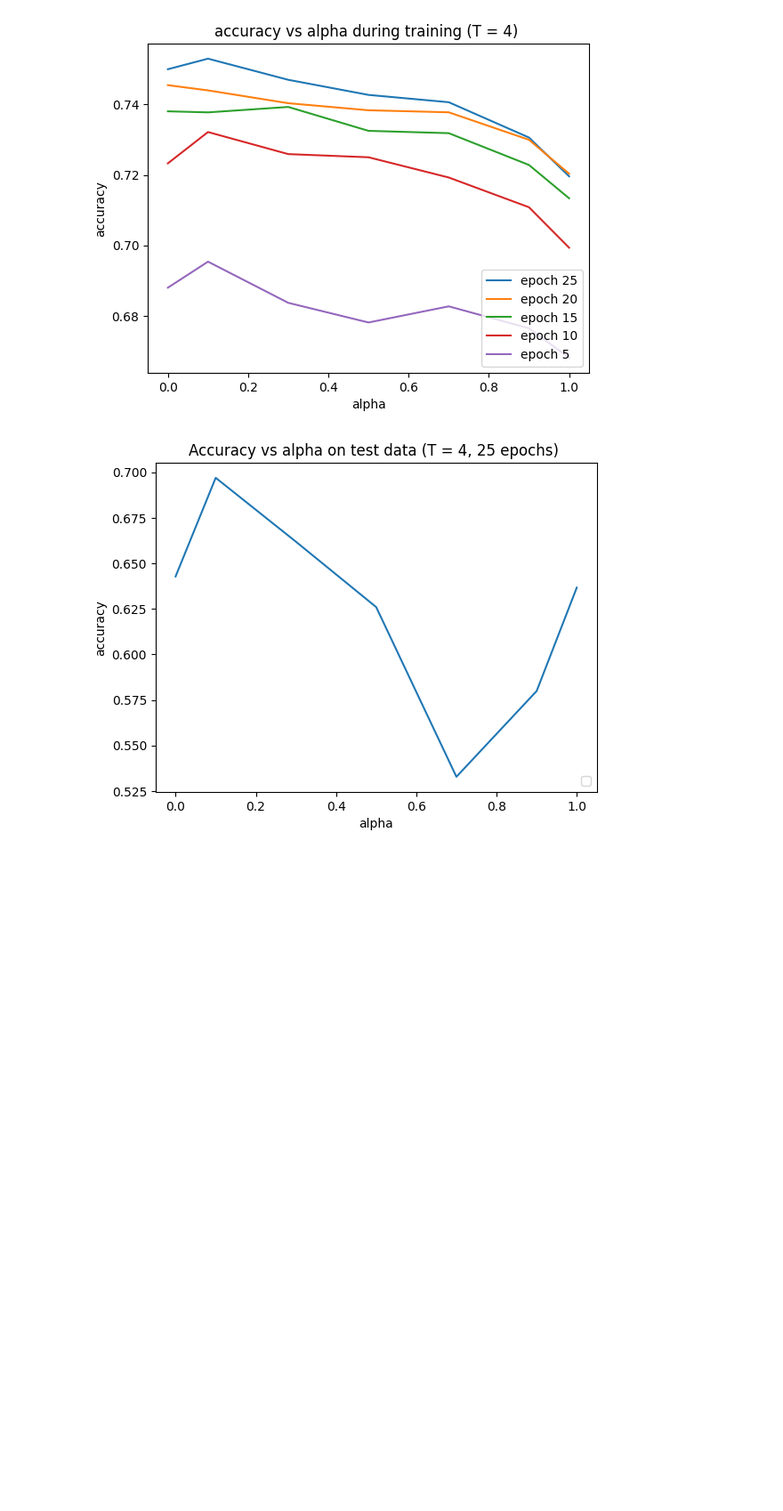
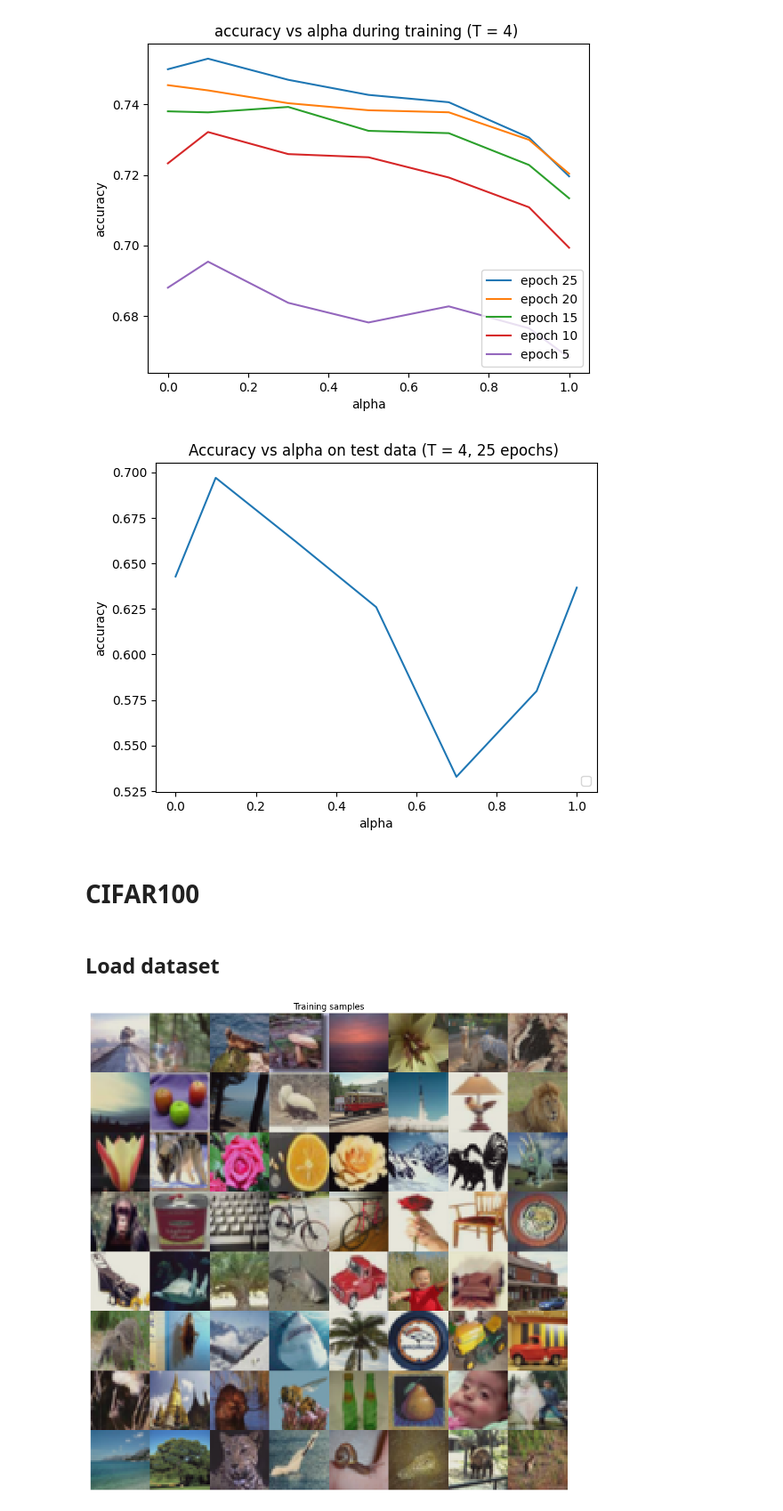
Before and after one commit to thomasdepic/SDD-distillation-de-model, a Jupyter notebook: illustration.ipynb, the cells around one changed output. Shown at 89% size. Saved outputs shown, nothing was run; the diff lists cells and outputs as text; code cells hidden in the pictures; blank space fills up the shorter version.

Commit message:
ajout slide presentation, amélioration réseau pour CIFAR100

```diff
--- a/illustration.ipynb
+++ b/illustration.ipynb
@@ -279,7 +301,7 @@ def train_distillation(student, teacher, epochs, T, alpha):
 
         pbar = tqdm(
             train_loader,
-            desc=f"Student training | Epoch {epoch+1}/{epochs}",
+            desc=f"Epoch {epoch+1}/{epochs} | alpha = {alpha}",
             leave=True
         )
 
@@ -385,3 +407,22 @@ plt.title("Accuracy vs alpha on test data (T = 4, 25 epochs) ")
 plt.show()
 # %% [output]
 [figure]
+# %% [markdown]
+# CIFAR100
+# %% [markdown]
+## Load dataset
+# %%
+cifar100_mean = (0.5071, 0.4867, 0.4408)
+cifar100_std  = (0.2675, 0.2565, 0.2761)
+
+train_transform_100 = transforms.Compose([
+    transforms.RandomCrop(32, padding=4),
+    transforms.RandomHorizontalFlip(),
+    transforms.ToTensor(),
+    transforms.Normalize(cifar100_mean, cifar100_std),
+])
+
+test_transform_100 = transforms.Compose([
+    transforms.ToTensor(),
+    transforms.Normalize(cifar100_mean, cifar100_std),
+])
@@ -387,0 +457,30 @@ plt.show()
+# %%
+imagenet_mean = np.array([0.485, 0.456, 0.406]).reshape(3, 1, 1)
+imagenet_std  = np.array([0.229, 0.224, 0.225]).reshape(3, 1, 1)
+
+grid_size = 8
+img_size = 32
+
+for i in range(grid_size):
+    for j in range(grid_size):
+        img, _ = test_dataset_100[i * grid_size + j]
+
+        img = img.numpy()              # Tensor → numpy
+        img = denormalize(img)         # Dé-normalisation
+        img = img.transpose(1, 2, 0)   # (C,H,W) → (H,W,C)
+
+        grid[
+            i * img_size:(i + 1) * img_size,
+            j * img_size:(j + 1) * img_size,
+            :
+        ] = img
+
+fig = plt.figure(figsize=(10, 10))
+ax = fig.add_subplot(1, 1, 1)
+ax.imshow(grid)
+ax.set_title("Training samples")
+ax.axis("off")
+plt.tight_layout()
+plt.show()
+# %% [output]
+[figure, added]
```
Also changed, not shown: parts of 17 cells of this notebook, 2 other files.
